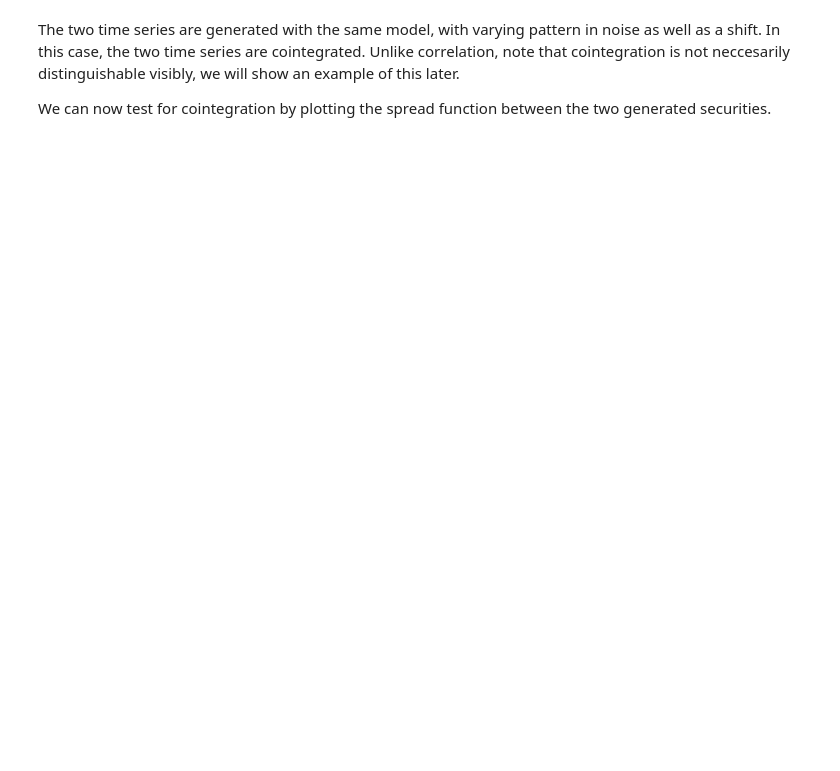
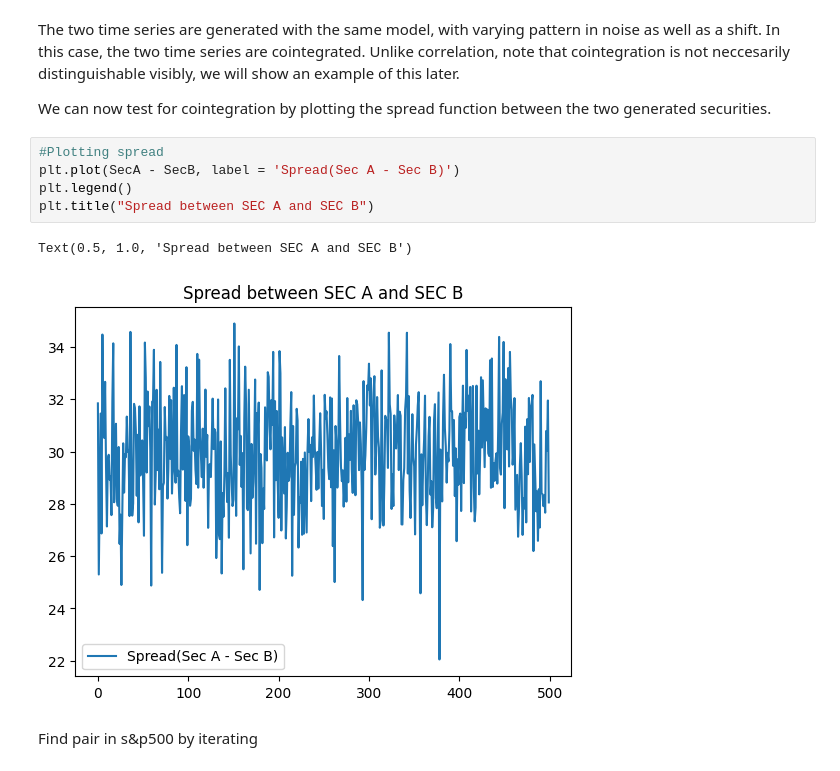
Before and after one commit to charlie-liuu/PairsTrading, a Jupyter notebook: Pairs.ipynb, the cells around one changed output. Saved outputs shown, nothing was run; the diff lists cells and outputs as text; blank space fills up the shorter version.

```diff
--- a/Pairs.ipynb
+++ b/Pairs.ipynb
@@ -83,3 +88,13 @@ pd.concat([SecA, SecB], axis=1).plot(title= "Price Plot of Security A");
 The two time series are generated with the same model, with varying pattern in noise as well as a shift. In this case, the two time series are cointegrated. Unlike correlation, note that cointegration is not neccesarily distinguishable visibly, we will show an example of this later.
 
 We can now test for cointegration by plotting the spread function between the two generated securities.
+# %%
+#Plotting spread
+plt.plot(SecA - SecB, label = 'Spread(Sec A - Sec B)')
+plt.legend()
+plt.title("Spread between SEC A and SEC B")
+# %% [output]
+Text(0.5, 1.0, 'Spread between SEC A and SEC B')
+[figure, added]
+# %% [markdown]
+Find pair in s&p500 by iterating
```
Also changed, not shown: parts of 2 cells of this notebook.
